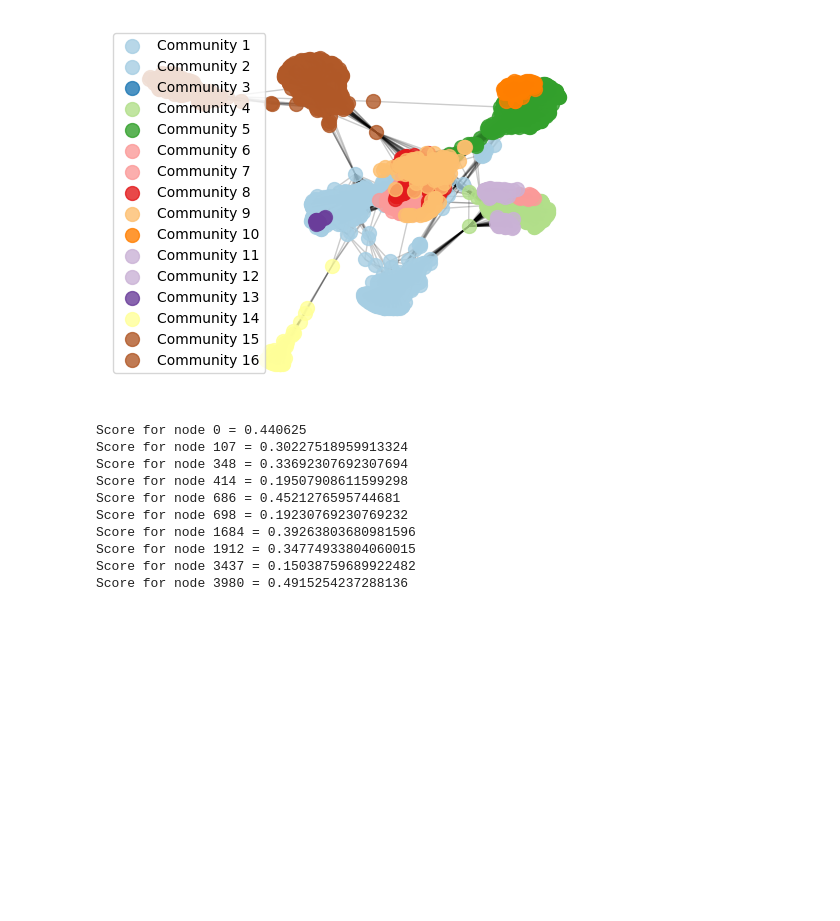
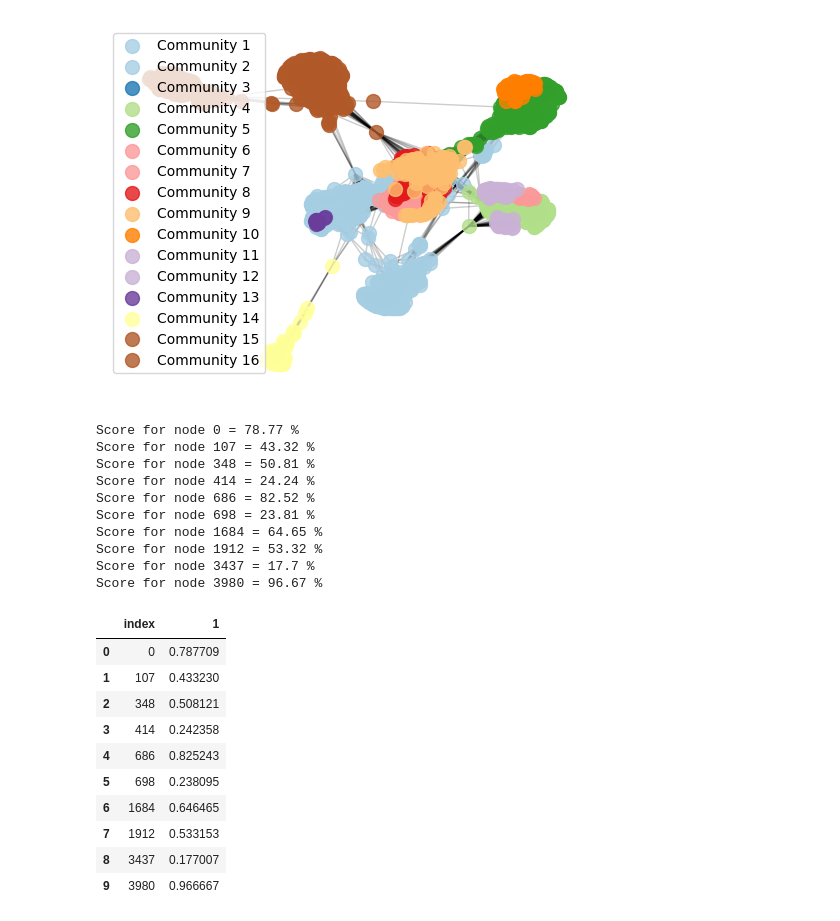
Before and after one commit to ArindamRoy23/DSBA_T2_MLNS, a Jupyter notebook: Community_Detection_community_louvai.ipynb, the cells around one changed output. Cells and saved outputs as stored; diff of their text form; code cells hidden in the pictures; blank space fills up the shorter version.

Commit message:
Added Dataframe of results

```diff
--- a/Community_Detection_community_louvai.ipynb
+++ b/Community_Detection_community_louvai.ipynb
@@ -93,27 +93,44 @@ for ego_node in ego_node_list:
   # Close the file
   file.close()
 
-  # Print the contents of the file
-  # print(('_'.join(content.split('\t'))).split('\n'))
   circle_list = [int(x) for x in content.replace('\t', '_').replace('\n', '_').split('_') if x.isdigit() == True]
   circle_list = set(circle_list)
   for node, community_id in partition.items():
-    # print(node, community_id)
     if int(node) == int(ego_node):
       class_of_ego = community_id
       break
   predicted_circle = set(predicted_community_dict[class_of_ego])
-  correct_score = len(circle_list.intersection(predicted_circle))/ (len(circle_list) + len(predicted_circle))
-  print(f'Score for node {ego_node} = {correct_score}')
+
+  # Jacard Similarity
+  correct_score = len(circle_list.intersection(predicted_circle))/ (len(circle_list.union(predicted_circle)))
+  print(f'Score for node {ego_node} = {round(correct_score*100,2)} %')
   output_dict[ego_node] = correct_score
 # %% [output]
-Score for node 0 = 0.440625
-Score for node 107 = 0.30227518959913324
-Score for node 348 = 0.33692307692307694
-Score for node 414 = 0.19507908611599298
-Score for node 686 = 0.4521276595744681
-Score for node 698 = 0.19230769230769232
-Score for node 1684 = 0.39263803680981596
-Score for node 1912 = 0.34774933804060015
-Score for node 3437 = 0.15038759689922482
-Score for node 3980 = 0.4915254237288136
+Score for node 0 = 78.77 %
+Score for node 107 = 43.32 %
+Score for node 348 = 50.81 %
+Score for node 414 = 24.24 %
+Score for node 686 = 82.52 %
+Score for node 698 = 23.81 %
+Score for node 1684 = 64.65 %
+Score for node 1912 = 53.32 %
+Score for node 3437 = 17.7 %
+Score for node 3980 = 96.67 %
+# %%
+import pandas as pd
+
+
+df = pd.DataFrame(output_dict, index=[1])
+df.T.reset_index().rename_column('index')
+# %% [output]
+|  | index | 1 |
+| 0 | 0 | 0.787709 |
+| 1 | 107 | 0.433230 |
+| 2 | 348 | 0.508121 |
+| 3 | 414 | 0.242358 |
+| 4 | 686 | 0.825243 |
+| 5 | 698 | 0.238095 |
+| 6 | 1684 | 0.646465 |
+| 7 | 1912 | 0.533153 |
+| 8 | 3437 | 0.177007 |
+| 9 | 3980 | 0.966667 |
```
